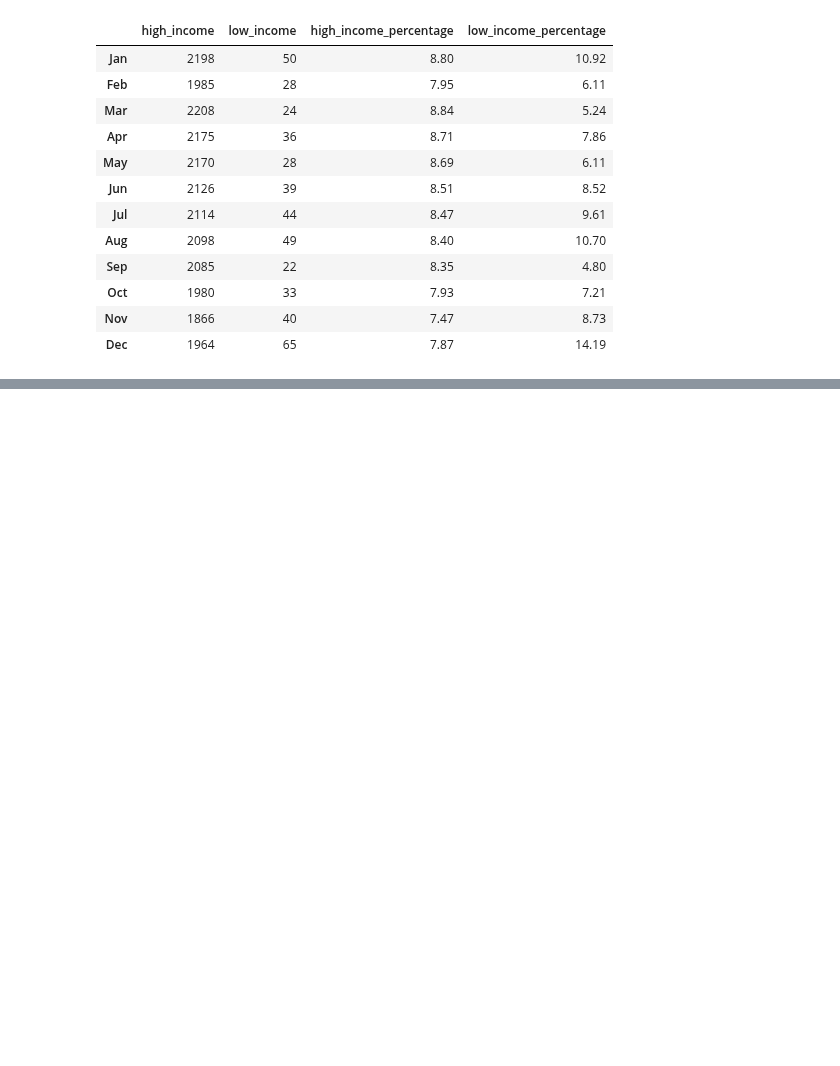
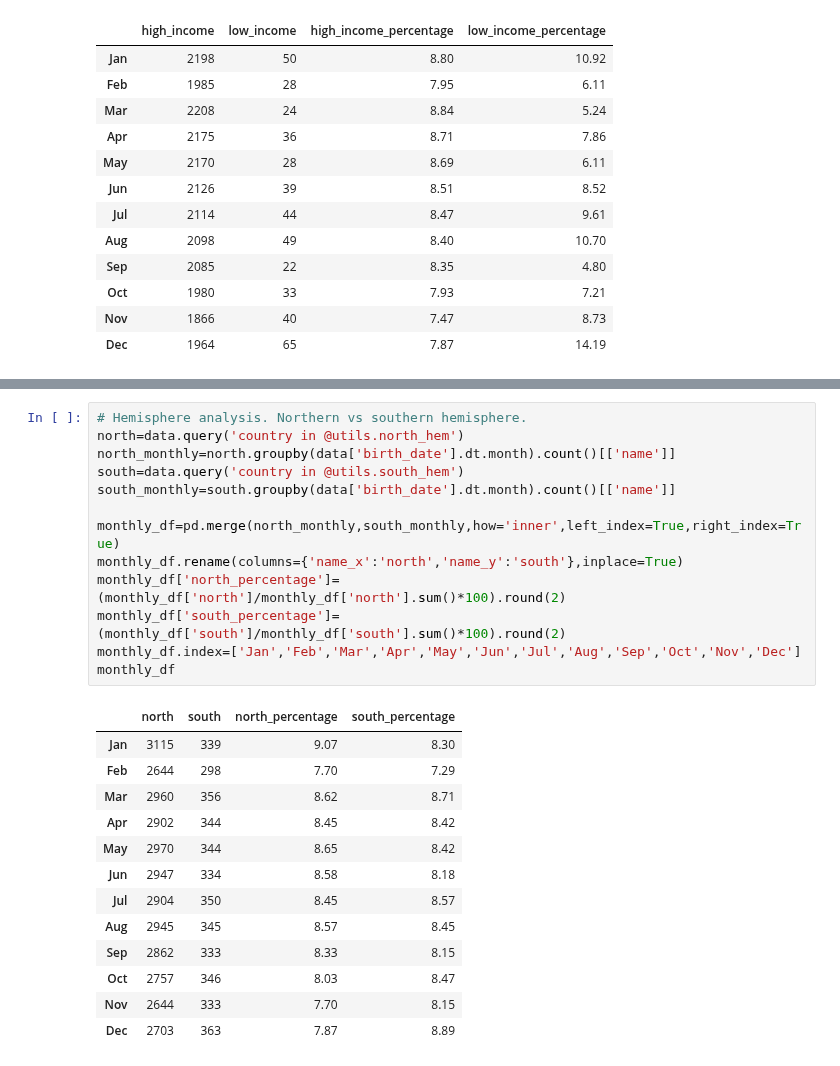
Before and after one commit to OjasSB/DS105, a Jupyter notebook: notebooks/Birth Month Analysis.ipynb, the cells around one changed output, grey strips where cells are left out. Saved outputs shown, nothing was run; the diff lists cells and outputs as text; blank space fills up the shorter version.

```diff
--- a/notebooks/Birth Month Analysis.ipynb
+++ b/notebooks/Birth Month Analysis.ipynb
@@ -193,0 +219,27 @@ monthly_df
+# %%
+# Hemisphere analysis. Northern vs southern hemisphere.
+north=data.query('country in @utils.north_hem')
+north_monthly=north.groupby(data['birth_date'].dt.month).count()[['name']]
+south=data.query('country in @utils.south_hem')
+south_monthly=south.groupby(data['birth_date'].dt.month).count()[['name']]
+
+monthly_df=pd.merge(north_monthly,south_monthly,how='inner',left_index=True,right_index=True)
+monthly_df.rename(columns={'name_x':'north','name_y':'south'},inplace=True)
+monthly_df['north_percentage']=(monthly_df['north']/monthly_df['north'].sum()*100).round(2)
+monthly_df['south_percentage']=(monthly_df['south']/monthly_df['south'].sum()*100).round(2)
+monthly_df.index=['Jan','Feb','Mar','Apr','May','Jun','Jul','Aug','Sep','Oct','Nov','Dec']
+monthly_df
+# %% [output]
+|  | north | south | north_percentage | south_percentage |
+| Jan | 3115 | 339 | 9.07 | 8.30 |
+| Feb | 2644 | 298 | 7.70 | 7.29 |
+| Mar | 2960 | 356 | 8.62 | 8.71 |
+| Apr | 2902 | 344 | 8.45 | 8.42 |
+| May | 2970 | 344 | 8.65 | 8.42 |
+| Jun | 2947 | 334 | 8.58 | 8.18 |
+| Jul | 2904 | 350 | 8.45 | 8.57 |
+| Aug | 2945 | 345 | 8.57 | 8.45 |
+| Sep | 2862 | 333 | 8.33 | 8.15 |
+| Oct | 2757 | 346 | 8.03 | 8.47 |
+| Nov | 2644 | 333 | 7.70 | 8.15 |
+| Dec | 2703 | 363 | 7.87 | 8.89 |
```
Also changed, not shown: parts of 4 cells of this notebook, 2 other files.
